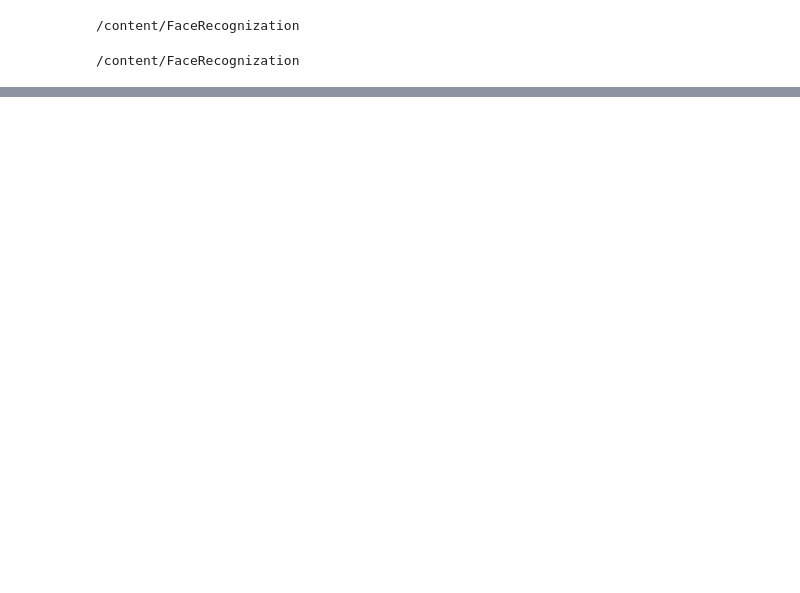
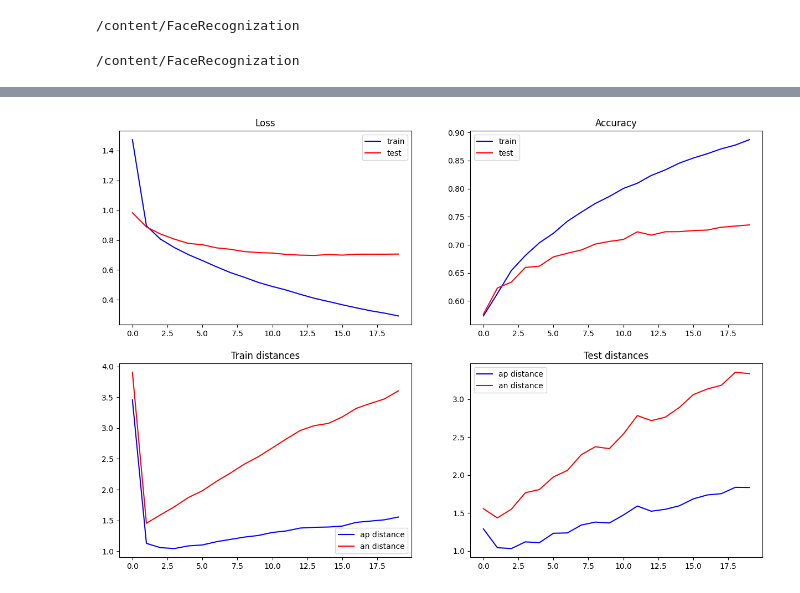
Before and after one commit to yeaung276/FaceRecognization, a Jupyter notebook: pipeline/Interactive_pipeline.ipynb, the cells around one changed output, grey strips where cells are left out. Drawn from its saved outputs; the diff is of its cells as text; code cells hidden in the pictures; blank space fills up the shorter version.

Commit message:
add interactive pipeline run

```diff
--- a/pipeline/Interactive_pipeline.ipynb
+++ b/pipeline/Interactive_pipeline.ipynb
@@ -82,0 +116,11 @@ ExecutionResult at 0x...
+# %%
+from tfx.components import Trainer
+from tfx.proto import trainer_pb2
+
+trainer = Trainer(
+      module_file='./pipeline/trainer/module_file.py',
+      examples=encoding_gen.outputs['output'],
+      hyperparameters=hyperparameter.outputs['result'],
+      train_args=trainer_pb2.TrainArgs(num_steps=100),
+      eval_args=trainer_pb2.EvalArgs(num_steps=5))
+context.run(trainer)
@@ -82,0 +140,41 @@ ExecutionResult at 0x...
+# %%
+import matplotlib.pyplot as plt
+import pickle
+import os
+
+file = open(os.path.join(trainer.outputs['model_run'].get()[0].uri, 'metrics.pkl'),'rb')
+metrics = pickle.load(file)
+
+plt.figure(figsize=(15,10))
+
+# Plotting the loss over epochs
+plt.subplot(221)
+plt.plot(list(map(lambda x: x['train_loss'], metrics)), 'b', label='train')
+plt.plot(list(map(lambda x: x['test_loss'], metrics)), 'r', label='test')
+plt.title('Loss')
+plt.legend()
+
+# Plotting the accuracy over epochs
+plt.subplot(222)
+plt.plot(list(map(lambda x: x['train_acc'], metrics)), 'b', label='train')
+plt.plot(list(map(lambda x: x['test_acc'], metrics)), 'r', label='test')
+plt.title('Accuracy')
+plt.legend()
+
+# Plotting the distances over epochs
+plt.subplot(223)
+plt.plot(list(map(lambda x: x['train_ap'], metrics)), 'b', label='ap distance')
+plt.plot(list(map(lambda x: x['train_an'], metrics)), 'r', label='an distance')
+plt.title('Train distances')
+plt.legend()
+
+# Plotting the distances over epochs
+plt.subplot(224)
+plt.plot(list(map(lambda x: x['test_ap'], metrics)), 'b', label='ap distance')
+plt.plot(list(map(lambda x: x['test_an'], metrics)), 'r', label='an distance')
+plt.title('Test distances')
+plt.legend()
+
+plt.show()
+# %% [output]
+[figure, added]
```
Also changed, not shown: parts of 9 cells of this notebook, 1 other file.
